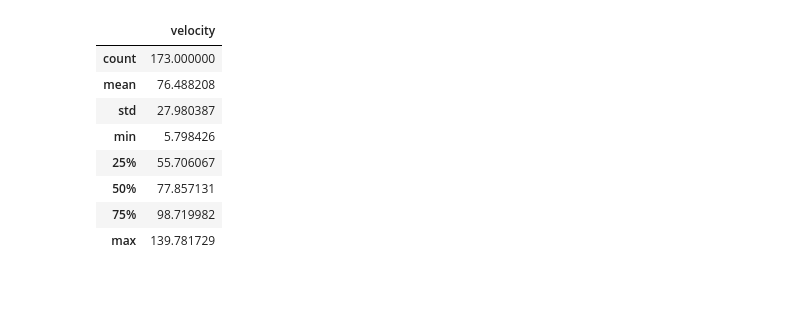
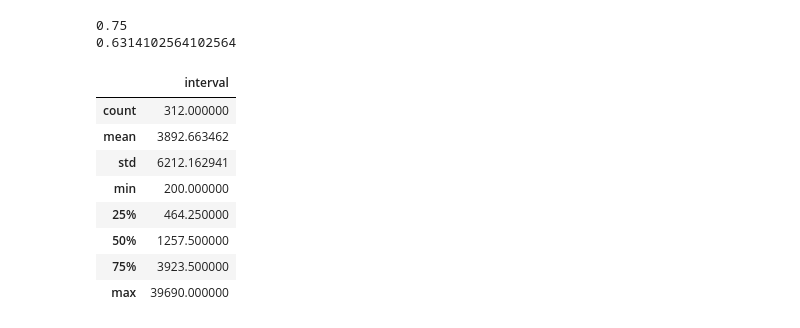
Before and after one commit to WhiteBlacken/reading, a Jupyter notebook: jupyter/data_analysis.ipynb, the cells around one changed output. Cells and saved outputs as stored; diff of their text form; code cells hidden in the pictures; blank space fills up the shorter version.

```diff
--- a/jupyter/data_analysis.ipynb
+++ b/jupyter/data_analysis.ipynb
@@ -34,14 +134,24 @@ lq_1229.describe()
+# %%
+data = pd.read_csv('data/interval.csv')
+data = list(data['interval'])
+# data = [item for item in data if item < 10000]
+data_under_4000 = [item for item in data if item <4000]
+print(len(data_under_4000)/len(data))
+data_under_2000 = [item for item in data if item <2000]
+print(len(data_under_2000)/len(data))
+# %% [output]
+0.75
+0.6314102564102564
 # %%
-import pandas as pd
-lq_1229 = pd.read_csv('data/luqi-1229.csv')
-lq_1229.describe()
+data = pd.read_csv('data/interval.csv')
+data.describe()
 # %% [output]
-|  | velocity |
-| count | 173.000000 |
-| mean | 76.488208 |
-| std | 27.980387 |
-| min | 5.798426 |
-| 25% | 55.706067 |
-| 50% | 77.857131 |
-| 75% | 98.719982 |
-| max | 139.781729 |
+|  | interval |
+| count | 312.000000 |
+| mean | 3892.663462 |
+| std | 6212.162941 |
+| min | 200.000000 |
+| 25% | 464.250000 |
+| 50% | 1257.500000 |
+| 75% | 3923.500000 |
+| max | 39690.000000 |
```
Also changed, not shown: parts of 17 cells of this notebook, 5 other files.
